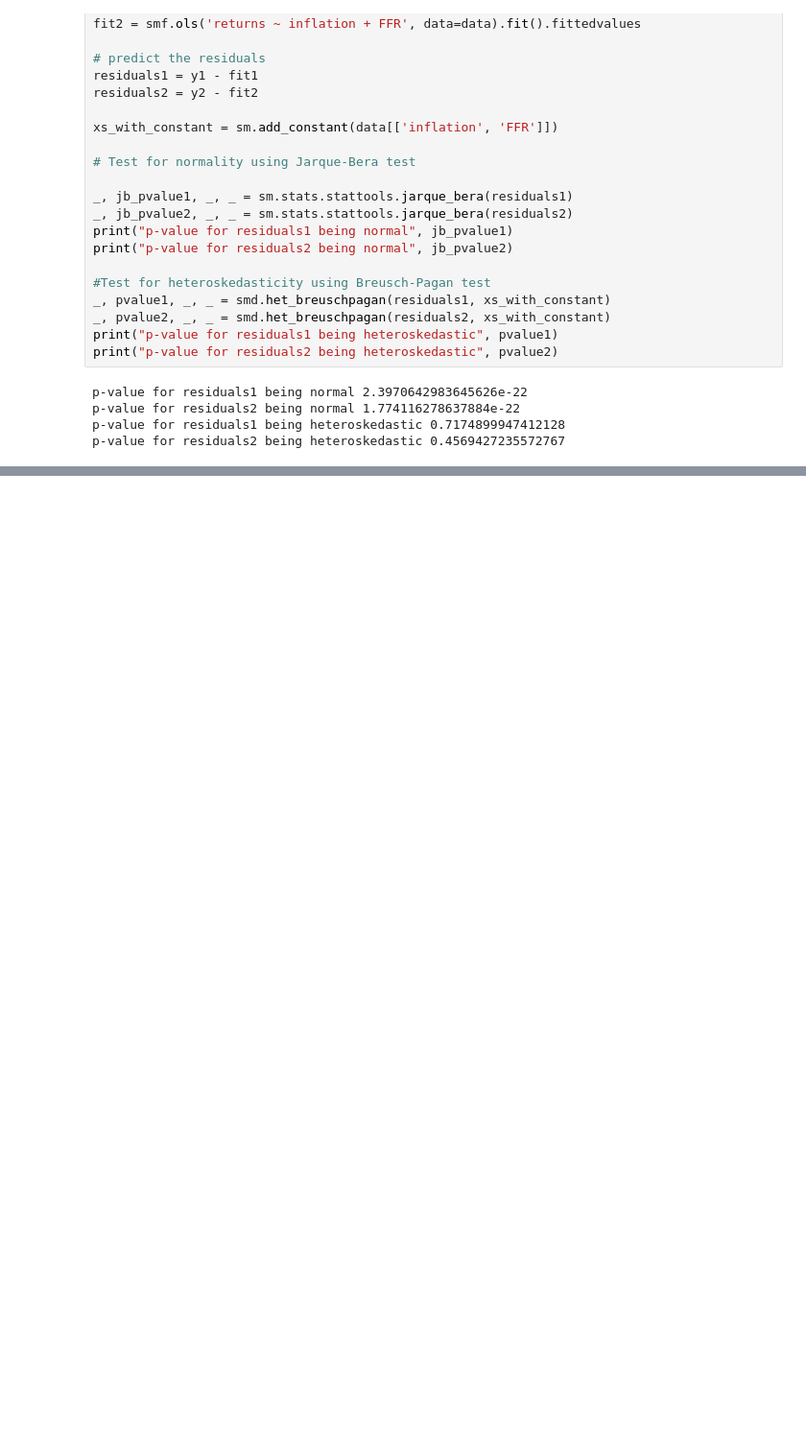
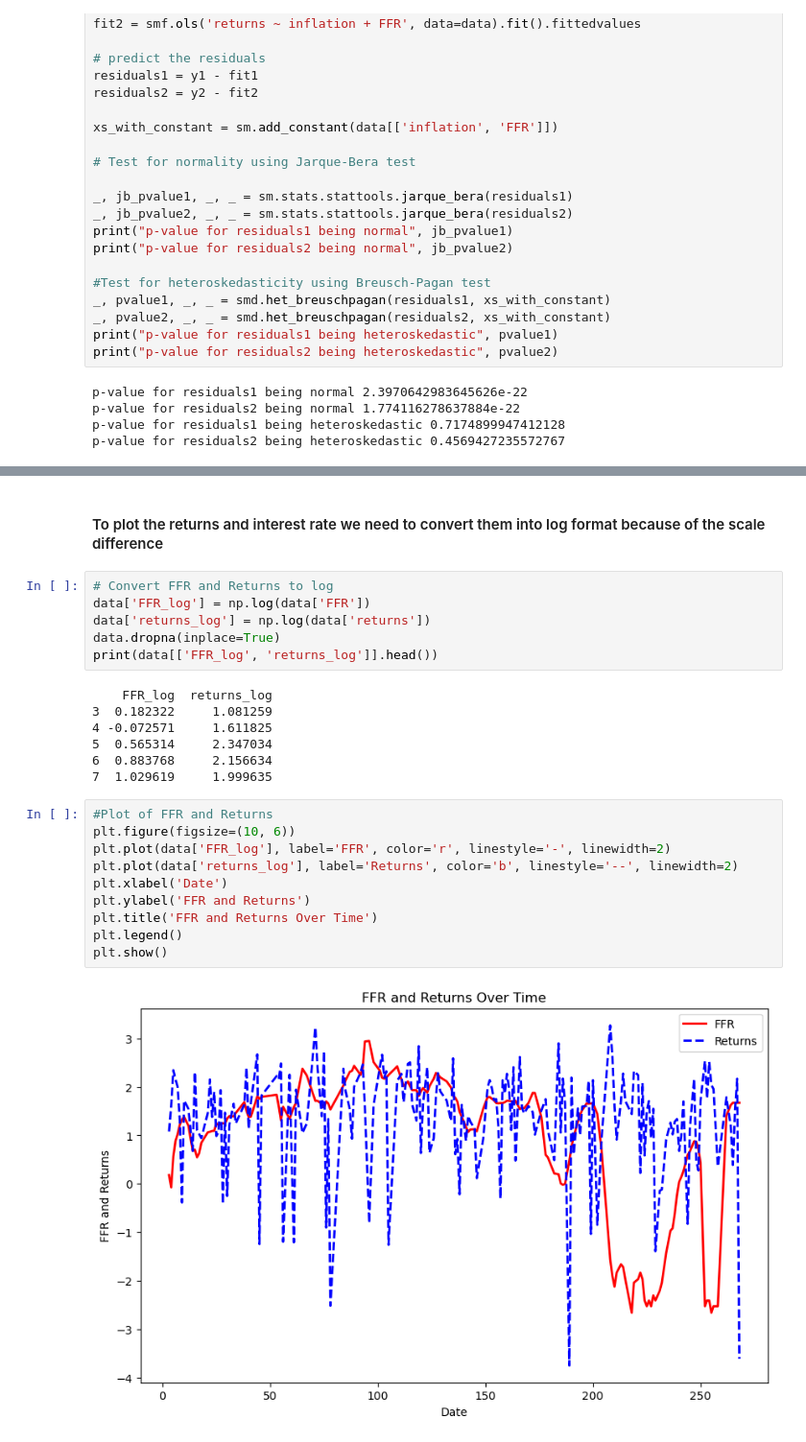
Before and after one commit to ionutnodis/FE_CW, a Jupyter notebook: FE_CW_CODE.ipynb, the cells around one changed output, grey strips where cells are left out. Shown: that part at 96% size. Saved outputs shown, nothing was run; the diff lists cells and outputs as text; blank space fills up the shorter version.

```diff
--- a/FE_CW_CODE.ipynb
+++ b/FE_CW_CODE.ipynb
@@ -404,0 +482,27 @@ p-value for residuals2 being heteroskedastic 0.4569427235572767
+# %% [markdown]
+#### To plot the returns and interest rate we need to convert them into log format because of the scale difference
+# %%
+# Convert FFR and Returns to log
+data['FFR_log'] = np.log(data['FFR'])
+data['returns_log'] = np.log(data['returns'])
+data.dropna(inplace=True)
+print(data[['FFR_log', 'returns_log']].head())
+# %% [output]
+    FFR_log  returns_log
+3  0.182322     1.081259
+4 -0.072571     1.611825
+5  0.565314     2.347034
+6  0.883768     2.156634
+7  1.029619     1.999635
+# %%
+#Plot of FFR and Returns
+plt.figure(figsize=(10, 6))
+plt.plot(data['FFR_log'], label='FFR', color='r', linestyle='-', linewidth=2)
+plt.plot(data['returns_log'], label='Returns', color='b', linestyle='--', linewidth=2)
+plt.xlabel('Date')
+plt.ylabel('FFR and Returns')
+plt.title('FFR and Returns Over Time')
+plt.legend()
+plt.show()
+# %% [output]
+[figure, added]
```
Also changed, not shown: parts of 8 cells of this notebook.
